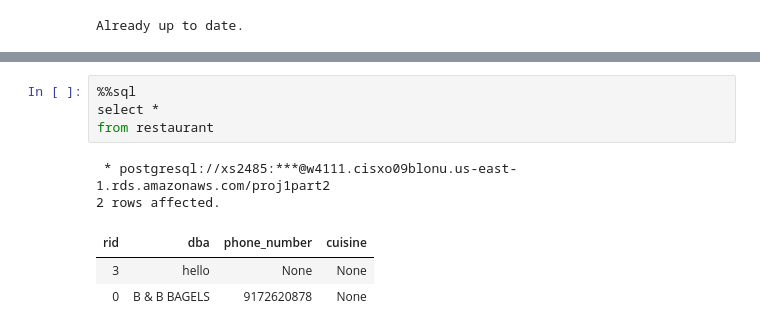
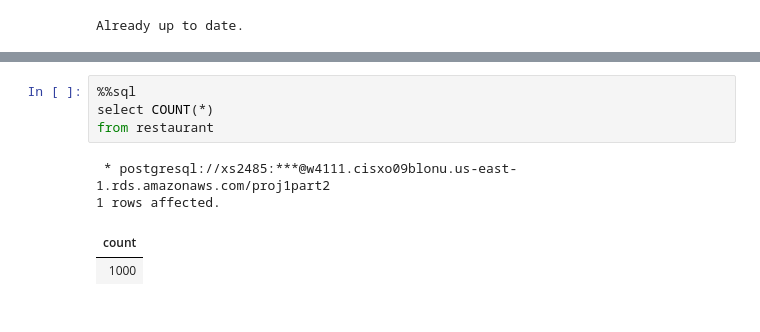
Before and after one commit to Xiaoyang-Song/NYC-Restaurant-Inspection-Database, a Jupyter notebook: 4111p1.ipynb, the cells around one changed output, grey strips where cells are left out. Saved outputs shown, nothing was run; the diff lists cells and outputs as text.

```diff
--- a/4111p1.ipynb
+++ b/4111p1.ipynb
@@ -476,10 +479,9 @@ ProgrammingError: ignored
 # %%
 %%sql
-select *
+select COUNT(*)
 from restaurant
 # %% [output]
  * postgresql://xs2485:***@w4111.cisxo09blonu.us-east-1.rds.amazonaws.com/proj1part2
-2 rows affected.
+1 rows affected.
-| rid | dba | phone_number | cuisine |
-| 3 | hello | None | None |
-| 0 | B & B BAGELS | 9172620878 | None |
+| count |
+| 1000 |
```
Also changed, not shown: parts of 6 cells of this notebook, 1 other file.
